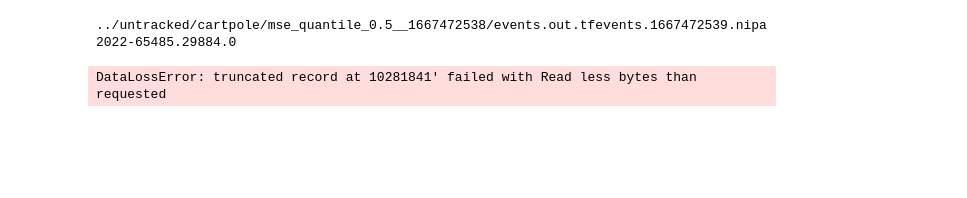
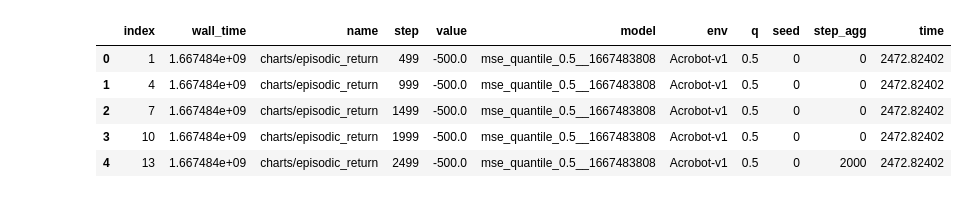
Before and after one commit to deep-ing/kr_robot_2023, a Jupyter notebook: notebook/cartpole.ipynb, the cells around one changed output. Saved outputs shown, nothing was run; the diff lists cells and outputs as text; code cells hidden in the pictures; blank space fills up the shorter version.

```diff
--- a/notebook/cartpole.ipynb
+++ b/notebook/cartpole.ipynb
@@ -1,36 +1,52 @@
 # %%
 
 import os
 import pandas as pd
 import matplotlib.pyplot as plt
 from tensorboard_extract import convert_tfevent
 from tqdm import tqdm
 import seaborn as sns
 
 save_dir = "results"
 if not os.path.exists(save_dir):
     os.makedirs(save_dir)
-path = '../untracked/cartpole'
-models= os.listdir(path)
+# path = '../untracked/CartPole-v1'
 
 all_dfs = []
+for env in ['Acrobot-v1', 'CartPole-v1']:
+    path = '../untracked/'+env
+    models= os.listdir(path)
+    model_count = {}
+    for model in tqdm(models):
+        model_path = os.path.join(path, model)
+        event_path =os.path.join(model_path, [f for f in os.listdir(model_path) if 'events.' in f][0])
+        df = convert_tfevent(event_path)
+        df = df[df['name'] == 'charts/episodic_return']
+        df['model'] = model
+        df['env'] = env
+        hyp = model.split("_")
 
-for model in tqdm(models):
-    model_path = os.path.join(path, model)
-    event_path =os.path.join(model_path, [f for f in os.listdir(model_path) if 'events.' in f][0])
-    df = convert_tfevent(event_path)
-    df = df[df['name'] == 'charts/episodic_return']
-    df['model'] = model
-    hyp = model.split("_")
-    print(hyp)
-    df['q'] = int(hyp[2])
-    # df['rnn'] = hyp[-3]
-    df['step_agg'] = (df['step'] //1000)*1000
-    all_dfs.append(df)
+        df['q'] = hyp[2]
+        if hyp[2] in model_count.keys():
+            model_count[hyp[2]]+=1
+        else:
+            model_count[hyp[2]] = 0
+        df['seed'] = model_count[hyp[2]]
+        if env=='Acrobot-v1':
+            t = 2000
+        if env=='CartPole-v1':
+            t = 1000
+        df['step_agg'] = (df['step'] //t)*t
+        df['time'] =df['wall_time'].max() -  df['wall_time'].min()
+        all_dfs.append(df)
 
 df = pd.concat(all_dfs)
 df = df.reset_index()
 df.head()
 # %% [output]
-../untracked/cartpole/mse_quantile_0.5__1667472538/events.out.tfevents.1667472539.nipa2022-65485.29884.0
-DataLossError: truncated record at 10281841' failed with Read less bytes than requested
+|  | index | wall_time | name | step | value | model | env | q | seed | step_agg | time |
+| 0 | 1 | 1.667484e+09 | charts/episodic_return | 499 | -500.0 | mse_quantile_0.5__1667483808 | Acrobot-v1 | 0.5 | 0 | 0 | 2472.82402 |
+| 1 | 4 | 1.667484e+09 | charts/episodic_return | 999 | -500.0 | mse_quantile_0.5__1667483808 | Acrobot-v1 | 0.5 | 0 | 0 | 2472.82402 |
+| 2 | 7 | 1.667484e+09 | charts/episodic_return | 1499 | -500.0 | mse_quantile_0.5__1667483808 | Acrobot-v1 | 0.5 | 0 | 0 | 2472.82402 |
+| 3 | 10 | 1.667484e+09 | charts/episodic_return | 1999 | -500.0 | mse_quantile_0.5__1667483808 | Acrobot-v1 | 0.5 | 0 | 0 | 2472.82402 |
+| 4 | 13 | 1.667484e+09 | charts/episodic_return | 2499 | -500.0 | mse_quantile_0.5__1667483808 | Acrobot-v1 | 0.5 | 0 | 2000 | 2472.82402 |
```
Also changed, not shown: parts of 7 cells of this notebook, 3 other files.
